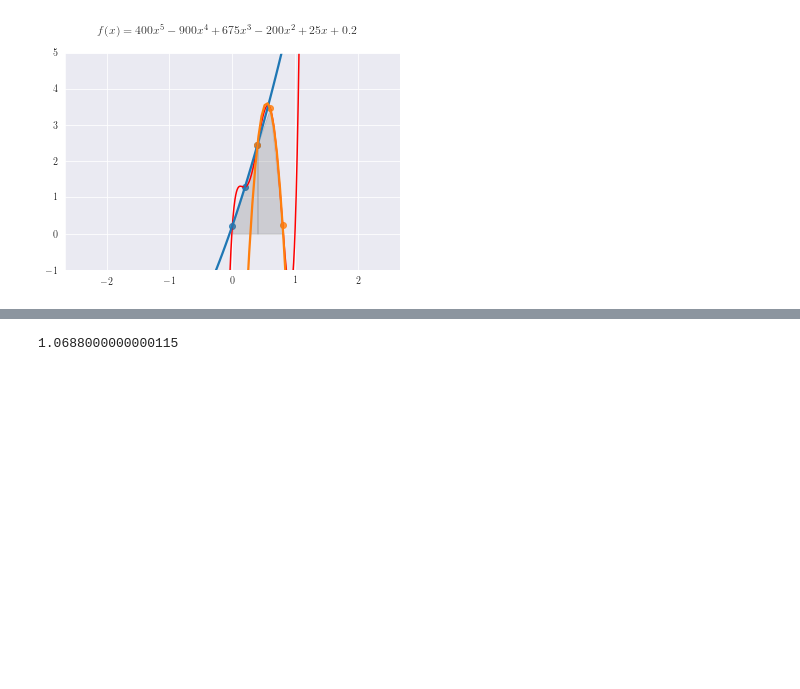
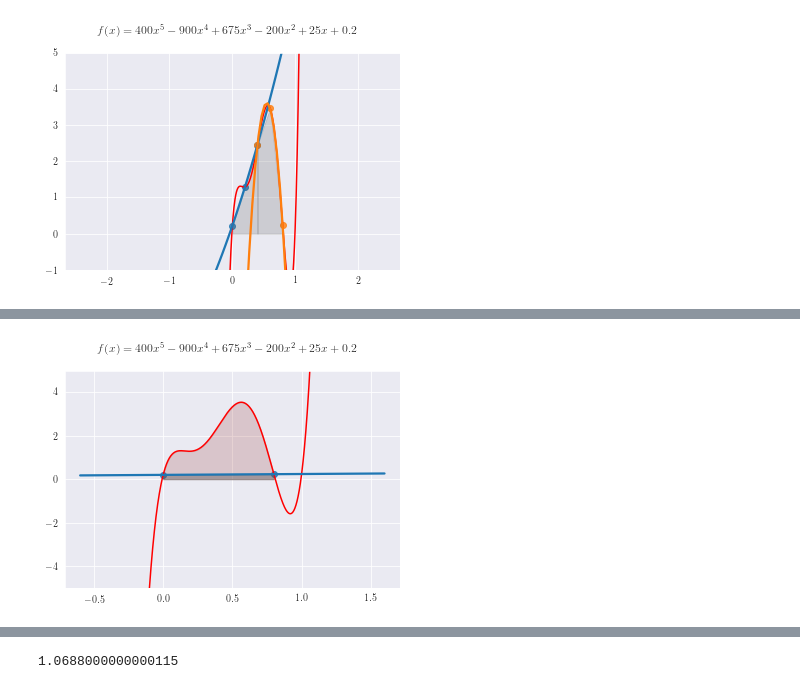
Before and after one commit to saxarona/cv1012, a Jupyter notebook: lectures/08-integrals/integrals.ipynb, the cells around one changed output, grey strips where cells are left out. Cells and saved outputs as stored; diff of their text form; code cells hidden in the pictures; blank space fills up the shorter version.

```diff
--- a/lectures/08-integrals/integrals.ipynb
+++ b/lectures/08-integrals/integrals.ipynb
@@ -187,0 +216,14 @@ plt.savefig("simpsonmultionethird.pdf")
+# %%
+fig, ax = plt.subplots(1,1)
+mesh = np.linspace(-0.5, 1.5, 1000)
+filled = np.linspace(0, 0.8, 1000)
+boxes = np.linspace(0, 0.8, 2)
+plt.plot(mesh, exf(mesh), color='red')
+sns.regplot(boxes, exf(boxes), order=1, ci=None)
+plt.fill_between(filled, exf(filled), color=(0.6, 0.2, 0.2, 0.2))
+plt.fill_between(boxes, exf(boxes), color=(0.33, 0.33, 0.33, 0.4))
+plt.ylim(-5, 5)
+plt.suptitle(r"$f(x) = 400 x^{5} - 900 x^{4} + 675 x^{3} - 200 x^{2} + 25 x + 0.2$")
+plt.savefig ("awfulposition02.pdf")
+# %% [output]
+[figure, added]
```
Also changed, not shown: parts of 8 cells of this notebook, 21 other files.
